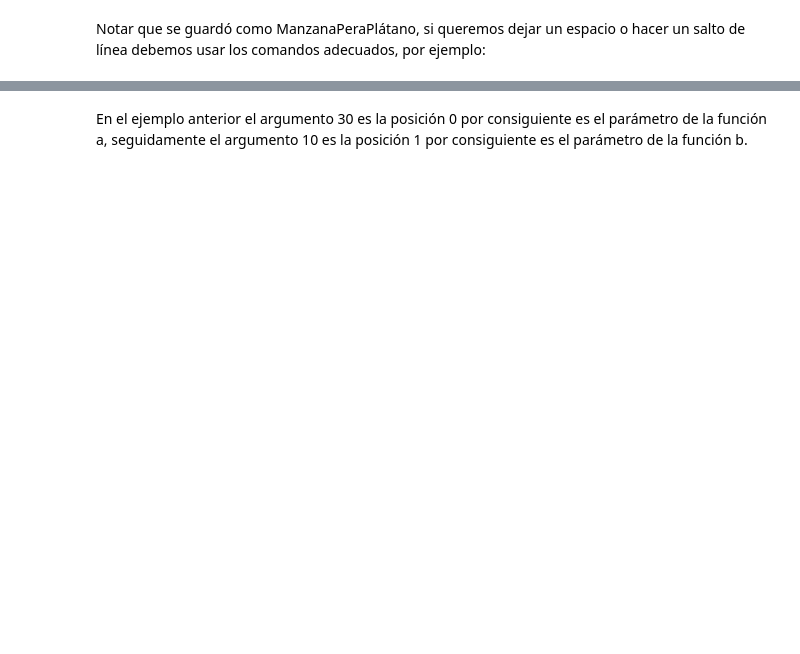
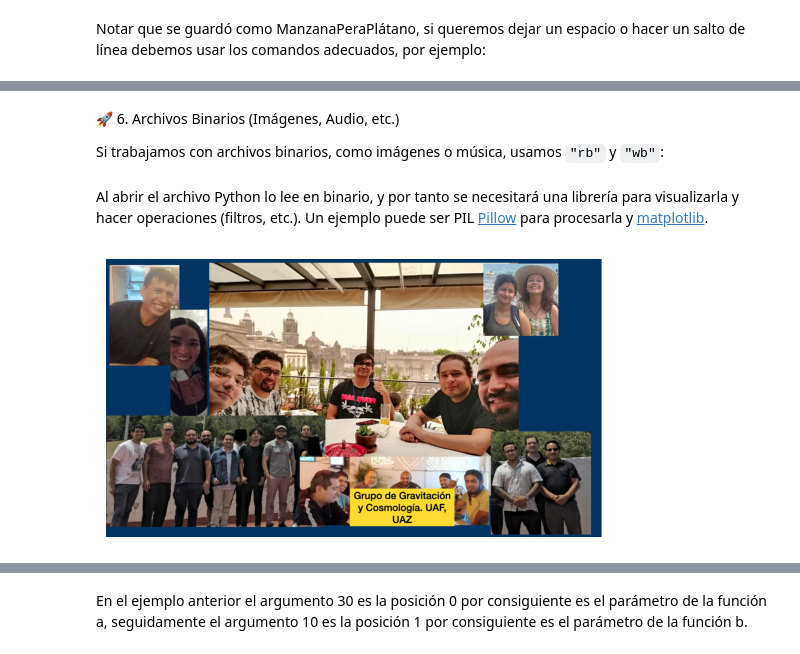
Before and after one commit to Mandy8808/Metodos_Numericos_2024, a Jupyter notebook: Lectures/Bloque_Cero/Ideas_basicas_sobre_Python_y_algunos_paquetes_fundamentales_Part4.ipynb, the cells around one changed output, grey strips where cells are left out. Drawn from its saved outputs; the diff is of its cells as text; code cells hidden in the pictures; blank space fills up the shorter version.

```diff
--- a/Lectures/Bloque_Cero/Ideas_basicas_sobre_Python_y_algunos_paquetes_fundamentales_Part4.ipynb
+++ b/Lectures/Bloque_Cero/Ideas_basicas_sobre_Python_y_algunos_paquetes_fundamentales_Part4.ipynb
@@ -255,0 +333,4 @@ archivo.close()
+# %% [markdown]
+🚀 6. Archivos Binarios (Imágenes, Audio, etc.)
+
+Si trabajamos con archivos binarios, como imágenes o música, usamos `"rb"` y `"wb"`:
@@ -255,0 +343,19 @@ archivo.close()
+# %% [markdown]
+Al abrir el archivo Python lo lee en binario, y por tanto se necesitará una librería para visualizarla y hacer operaciones (filtros, etc.). Un ejemplo puede ser PIL [Pillow](https://pillow.readthedocs.io/en/stable/) para procesarla y [matplotlib](https://matplotlib.org).
+# %%
+from PIL import Image
+
+# Abrir la imagen en modo binario y mostrarla con PIL
+with open("data/Foto_grupo.jpeg", "rb") as f:
+    img = Image.open(f)
+    img.show()  # Muestra la imagen en el visor predeterminado del sistema
+# %%
+# Como verlo con matplotlib
+import matplotlib.pyplot as plt
+
+# Mostrar la imagen con matplotlib
+plt.imshow(img)
+plt.axis("off")  # Ocultar los ejes
+plt.show()
+# %% [output]
+[figure, added]
```
Also changed, not shown: parts of 138 cells of this notebook, 3 other files.
